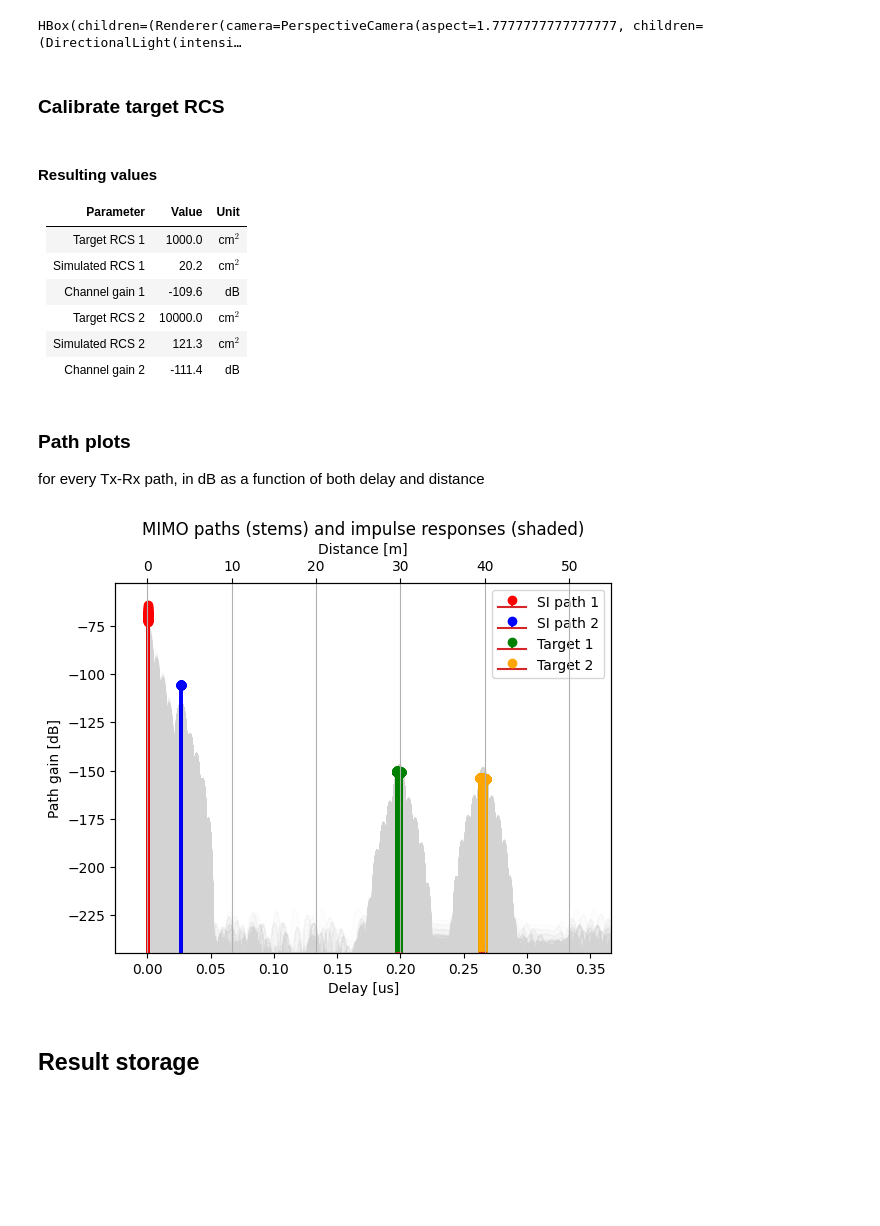
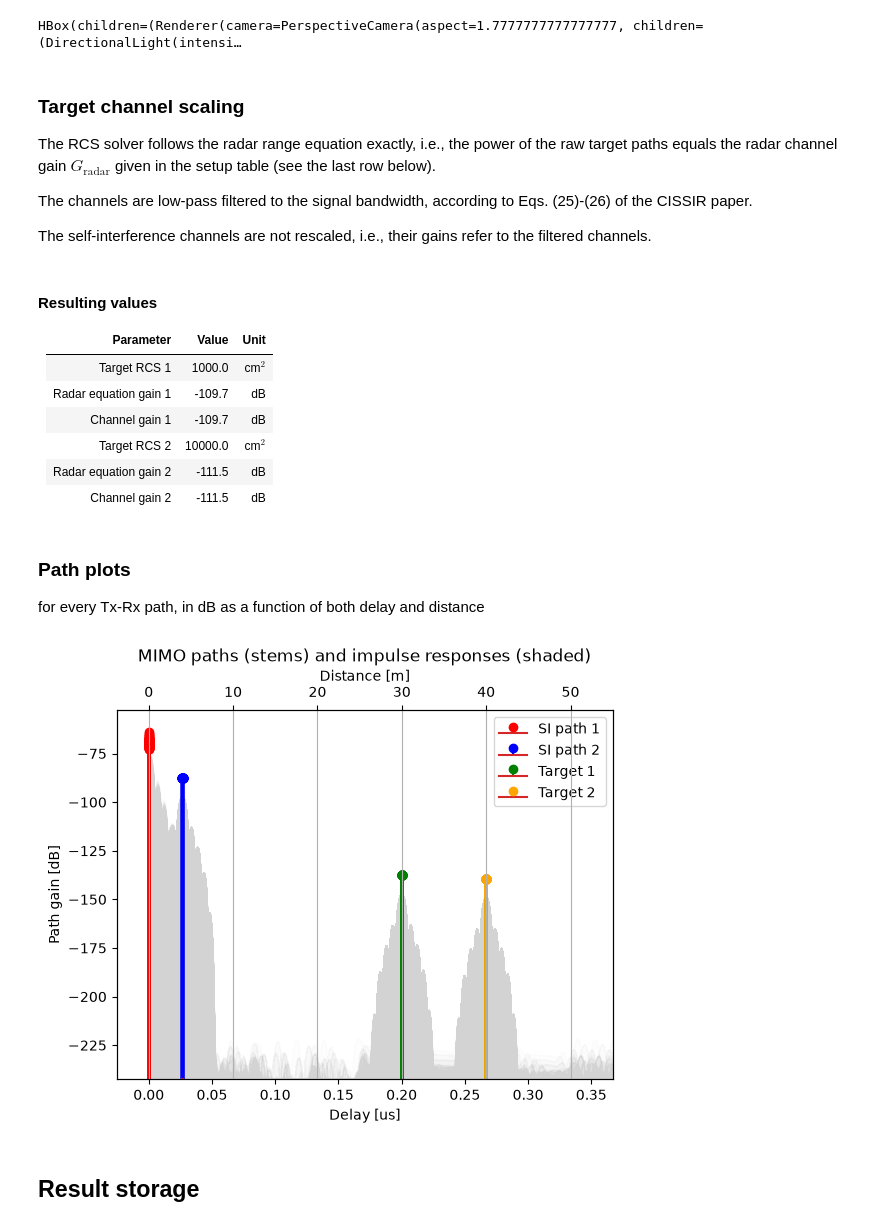
Before and after one commit to rodrihgh/CISSIR, a Jupyter notebook: notebooks/simulation/channel.ipynb, the cells around one changed output. Drawn from its saved outputs; the diff is of its cells as text; code cells hidden in the pictures; blank space fills up the shorter version.

Commit message:
Update channel simulation with RCS functionality of Sionna v2.2

```diff
--- a/notebooks/simulation/channel.ipynb
+++ b/notebooks/simulation/channel.ipynb
@@ -273,10 +267,15 @@ scene.get(wall_name).position = mi.Point3f(wall_position)
 scene.get(wall_name).look_at(mi.Point3f(transceiver_pos))
 scene.get(wall_name).radio_material = wall_rm
 
-scene.get(tgt_name).radio_material = tgt_rm
+# The target mesh of the scene is replaced by sensing targets with a constant radar cross-section (RCS)
+scene.remove(tgt_name)
+tgt_names = [f"{tgt_name}{n+1}" for n in range(len(tgt_positions))]
+for name, position, rcs in zip(tgt_names, tgt_positions, tgt_rcs_m2):
+    scene.add(ConstantRCSSensingTarget(name=name, sigma=float(rcs), position=mi.Point3f(position)))
 # %% [markdown]
 ### Path computation
 # %%
 p_solver = PathSolver()
+rcs_solver = RCSSolver()
 # %%
 # Tgt simulation
@@ -307,11 +307,11 @@ for si_kwargs in tqdm((dict(los=True, specular_reflection=False),
                        dict(los=False, specular_reflection=True))):
     paths_si = p_solver(scene, synthetic_array=False, max_depth=1,
                         diffuse_reflection=False, diffraction=False, **si_kwargs)
-    h, t = paths_si.cir(normalize_delays=False, out_type='tf')
-    h_si.append(tf.cast(h, dtype=tf.complex64))
-    tau_si.append(tf.cast(t, dtype=tf.float32))
+    h, t = paths_si.cir(normalize_delays=False, out_type='torch')
+    h_si.append(h.to(torch.complex64))
+    tau_si.append(t.to(torch.float32))
 
-ht_si = cir_to_time_channel(digital_bw_hz, tf.stack(h_si, axis=0), tf.stack(tau_si, axis=0),
+ht_si = cir_to_time_channel(digital_bw_hz, torch.stack(h_si, dim=0), torch.stack(tau_si, dim=0),
                             l_min=0, l_max=cyclic_prefix_length + lp_filter.length, normalize=False)
 ht_si = lp_filter(ht_si, padding="same")[...,:cyclic_prefix_length]
 # %%
@@ -326,31 +324,31 @@ scene.preview(paths=preview_paths_tgt, show_devices=False, resolution=render_res
 # %% [output]
 HBox(children=(Renderer(camera=PerspectiveCamera(aspect=1.7777777777777777, children=(DirectionalLight(intensi…
 # %% [markdown]
-### Calibrate target RCS
+### Target channel scaling
+
+The RCS solver follows the radar range equation exactly, i.e., the power of the raw target paths equals the radar channel gain $G_\mathrm{radar}$ given in the setup table (see the last row below).
+
+The channels are low-pass filtered to the signal bandwidth, according to Eqs. (25)-(26) of the CISSIR paper.
+
+The self-interference channels are not rescaled, i.e., their gains refer to the filtered channels.
 # %%
 frac_bandwidth = cutoff_frequency
-h_mimo_tgt = np.squeeze(ht_tgt)
-radar_power_profile = np.sum(np.abs(h_mimo_tgt) ** 2, axis=(1, 2))/frac_bandwidth
 
-h_mimo_si = np.squeeze(ht_si)
-si_power = np.sum(np.abs(h_mimo_si) ** 2, axis=tuple(range(1,int(h_mimo_si.ndim))))/frac_bandwidth
-si_power_db = phy.pow2db(si_power)
+# Scale the target channels (SI channels are not rescaled)
+bw_scaling = np.sqrt(frac_bandwidth)
+ht_tgt = ht_tgt * bw_scaling
+h_tgt = [h * bw_scaling for h in h_tgt]
 
-rcs_sim = phy.estimate_rcs(radar_power_profile, distance_m, wavelength_m, g_tx, g_rx)
-
-rcs_ratio = np.sqrt(tgt_rcs_m2/rcs_sim)
-rcs_ratio_tf = tf.cast(expand_to_rank(rcs_ratio, tf.rank(ht_tgt), axis=-1), dtype=ht_tgt.dtype)
-
-ht_tgt *= rcs_ratio_tf
-h_tgt = [h*r for h, r in zip(h_tgt, rcs_ratio)]
-ch_gain = rcs_ratio ** 2 * np.sum(radar_power_profile, axis=-1)
+# Channel gain: total power of the target channels divided by the bandwidth fraction
+h_mimo_tgt = ht_tgt.squeeze().cpu().numpy()
+ch_gain = np.sum(np.abs(h_mimo_tgt) ** 2, axis=(1, 2, 3))/frac_bandwidth
 
 rcs_display = ["#### Resulting values\n"]
 rcs_table = TextTable(header=["Parameter", "Value", "Unit"], align=("left", "right", "left"))
-for i, (tr, sr, ch)  in enumerate(zip(tgt_rcs_m2, rcs_sim, ch_gain)):
+for i, (tr, ch) in enumerate(zip(tgt_rcs_m2, ch_gain)):
     j = i+1
     rcs_table.row([f"Target RCS {j}", f"{tr * 1e4:.1f}", "cm$^2$"])
-    rcs_table.row([f"Simulated RCS {j}", f"{sr*1e4:.1f}", "cm$^2$"])
+    rcs_table.row([f"Radar equation gain {j}", f"{phy.pow2db(radar_gain[i]):.1f}", "dB"])
     rcs_table.row([f"Channel gain {j}", f"{phy.pow2db(ch):.1f}", "dB"])
 
 display(Markdown("\n".join(rcs_display + [rcs_table.output()])))
@@ -360,11 +358,11 @@ display(Markdown("\n".join(rcs_display + [rcs_table.output()])))
 | Parameter |    Value | Unit     |
 |:----------|---------:|:---------|
 | Target RCS 1 |   1000.0 | cm$^2$   |
-| Simulated RCS 1 |     20.2 | cm$^2$   |
-| Channel gain 1 |   -109.6 | dB       |
+| Radar equation gain 1 |   -109.7 | dB       |
+| Channel gain 1 |   -109.7 | dB       |
 | Target RCS 2 |  10000.0 | cm$^2$   |
-| Simulated RCS 2 |    121.3 | cm$^2$   |
-| Channel gain 2 |   -111.4 | dB       |
+| Radar equation gain 2 |   -111.5 | dB       |
+| Channel gain 2 |   -111.5 | dB       |
 # %% [markdown]
 ### Path plots
 
@@ -374,41 +372,41 @@ db_eps = 1e-30
 num_si = len(h_si)
 num_tgt = len(h_tgt)
 
-ht_db = phy.mag2db(tf.abs(tf.squeeze(tf.reduce_sum(ht_si, axis=0) + ht_tgt)) + db_eps)
+ht_db = phy.mag2db((ht_si.sum(dim=0) + ht_tgt).abs().squeeze().cpu().numpy() + db_eps)
 
 filt_delay_us = delay_s *1e6
 t_channel_us = t_channel_s*1e6
 
 tmin_us, tmax_us = -delay_s*1e6, max(tgt_delay)*1e6 + 0.1
 min_y = np.mean(ht_db)
 max_y = np.max(ht_db) + 20
 
 for h in np.reshape(ht_db, (-1, cyclic_prefix_length)):
     h_min = np.ones_like(h) * min_y
     plt.fill_between(t_channel_us, h, min_y, color='lightgray', alpha=0.01)
 
 for h, t, label, color in zip(h_si + h_tgt,
                               tau_si + tau_tgt,
                               [f"SI path {n+1}" for n in range(num_si)] +
                               [f"Target {n+1}" for n in range(num_tgt)] , ("r", "b", "g", "orange")):
-    h_db = tf.reshape(phy.mag2db(tf.abs(h) + db_eps), -1)
-    t_us = tf.reshape(t, -1) * 1e6
+    h_db = phy.mag2db(h.abs().cpu().numpy() + db_eps).reshape(-1)
+    t_us = t.cpu().numpy().reshape(-1) * 1e6
     plt.stem(t_us, h_db, bottom=min_y, label=label, linefmt=color)
 
 plt.legend()
 plt.xlim(tmin_us, tmax_us)
 
 plt.ylim(min_y, max_y)
 plt.xlabel("Delay [us]")
 plt.ylabel("Path gain [dB]")
 
 ax2 = plt.gca().twiny()
 ax2.set_xlim(phy.delay2distance(tmin_us * 1e-6), phy.delay2distance(tmax_us * 1e-6))
 ax2.set_xlabel("Distance [m]")
 ax2.grid(which="both")
 _ = plt.title("MIMO paths (stems) and impulse responses (shaded)")
 # %% [output]
-[figure, old version]
+[figure, new version]
 # %% [markdown]
 ## Result storage
 # %%
```
Also changed, not shown: parts of 9 cells of this notebook, 2 other files.
